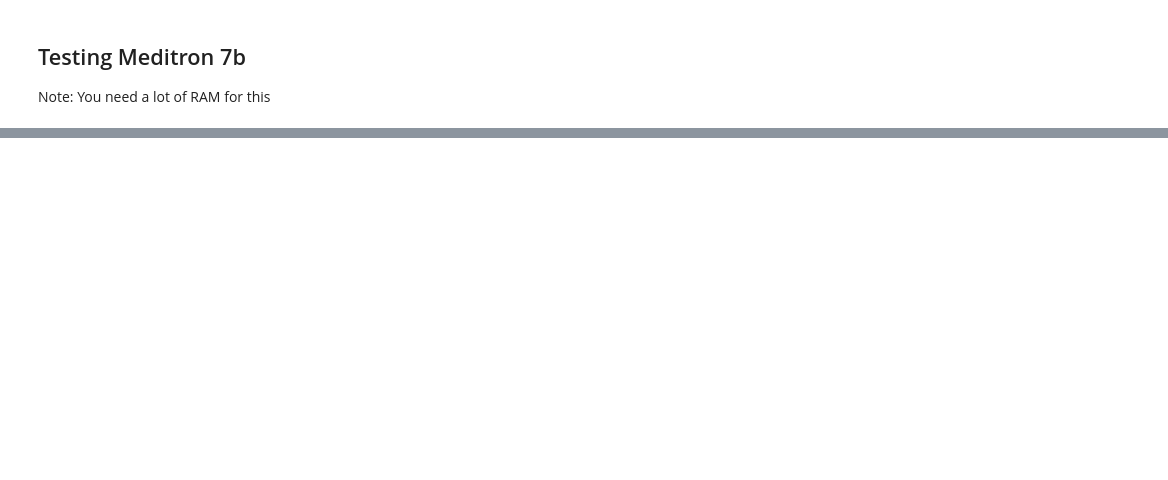
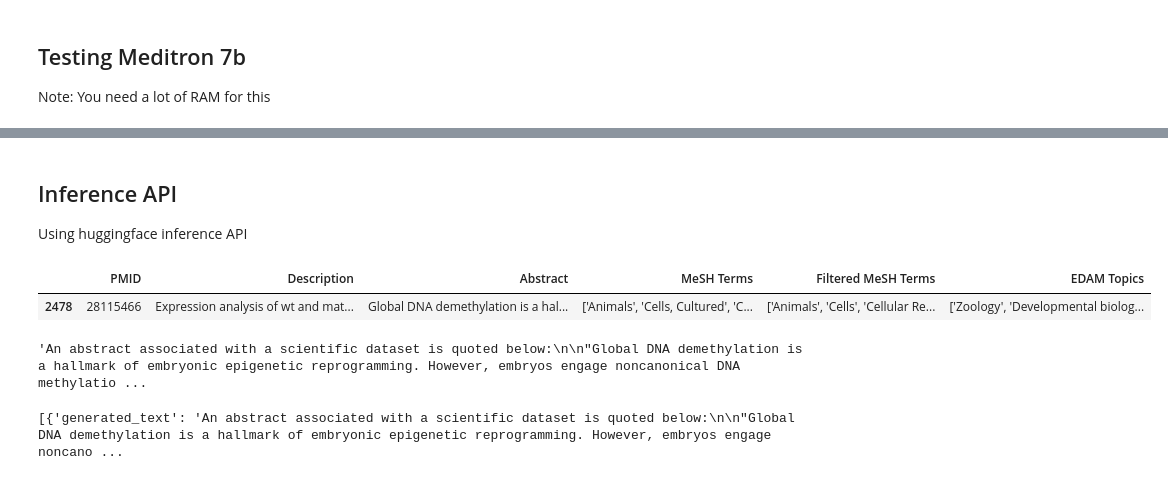
Before and after one commit to ZubairQazi/NDE-GPT, a Jupyter notebook: open_source_models.ipynb, the cells around one changed output, grey strips where cells are left out. Cells and saved outputs as stored; diff of their text form; code cells hidden in the pictures; blank space fills up the shorter version.

Commit message:
Test hface inference API

```diff
--- a/open_source_models.ipynb
+++ b/open_source_models.ipynb
@@ -67,3 +72,7 @@ predicted_label_classes = outputs.logits.argmax(-1)
 predicted_label_classes
 # %%
 tokenizer.decode(outputs)
+# %% [markdown]
+## Inference API
+
+Using huggingface inference API
@@ -69,0 +87,12 @@ tokenizer.decode(outputs)
+# %%
+random_sample = dataset.sample(n=1)
+random_sample
+# %% [output]
+|  | PMID | Description | Abstract | MeSH Terms | Filtered MeSH Terms | EDAM Topics |
+| 2478 | 28115466 | Expression analysis of wt and mat... | Global DNA demethylation is a hal... | ['Animals', 'Cells, Cultured', 'C... | ['Animals', 'Cells', 'Cellular Re... | ['Zoology', 'Developmental biolog... |
+# %%
+prompt = template.replace('<abstract>', random_sample['Abstract'].values[0])
+prompt = prompt.replace('<num_terms>', '5')
+prompt
+# %% [output]
+'An abstract associated with a scientific dataset is quoted below:\n\n"Global DNA demethylation is a hallmark of embryonic epigenetic reprogramming. However, embryos engage noncanonical DNA methylatio ...
@@ -69,0 +114,5 @@ tokenizer.decode(outputs)
+# %%
+data = query(API_URL, {"inputs": f"{prompt}"})
+data
+# %% [output]
+[{'generated_text': 'An abstract associated with a scientific dataset is quoted below:\n\n"Global DNA demethylation is a hallmark of embryonic epigenetic reprogramming. However, embryos engage noncano ...
```
Also changed, not shown: parts of 7 cells of this notebook.
